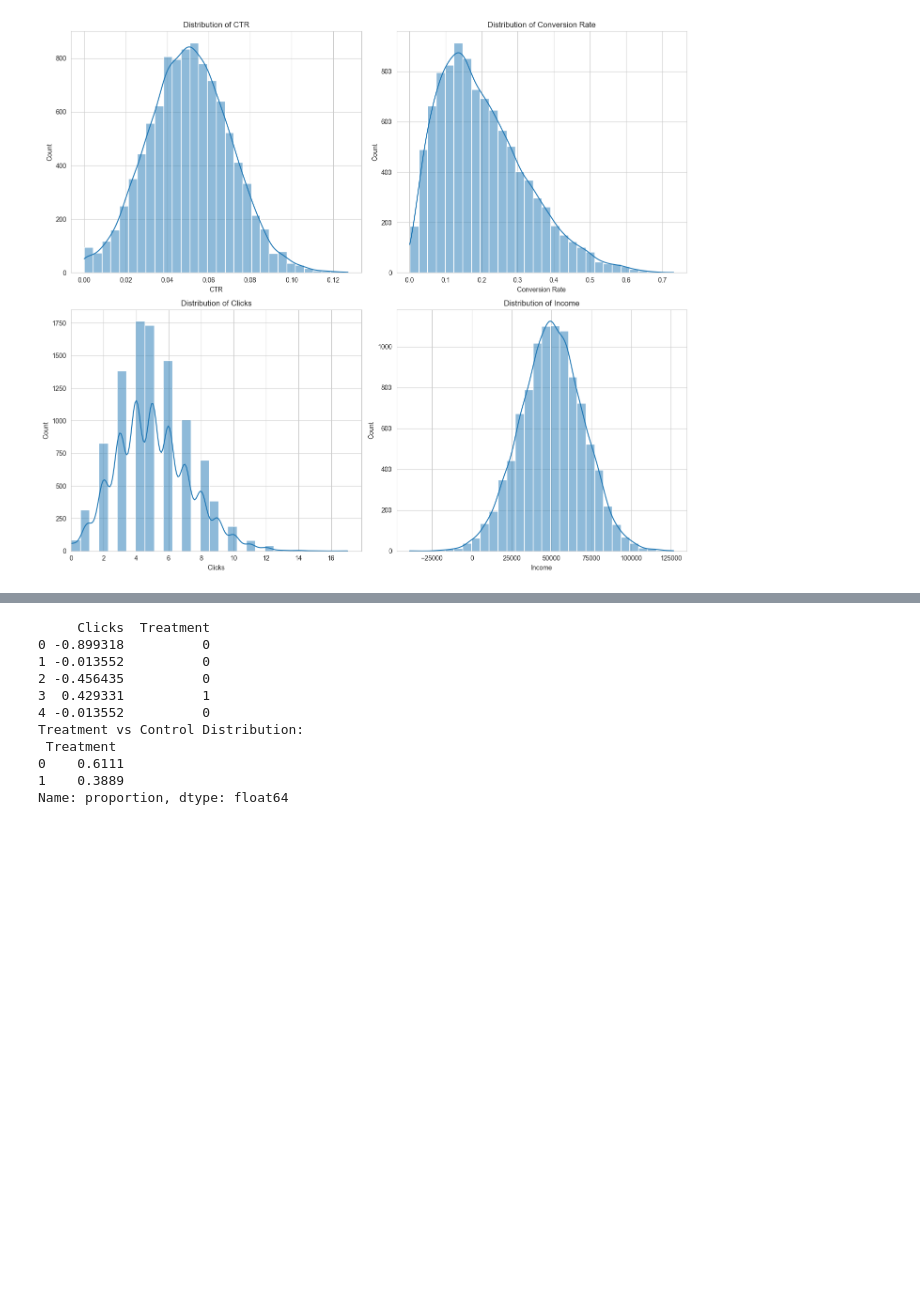
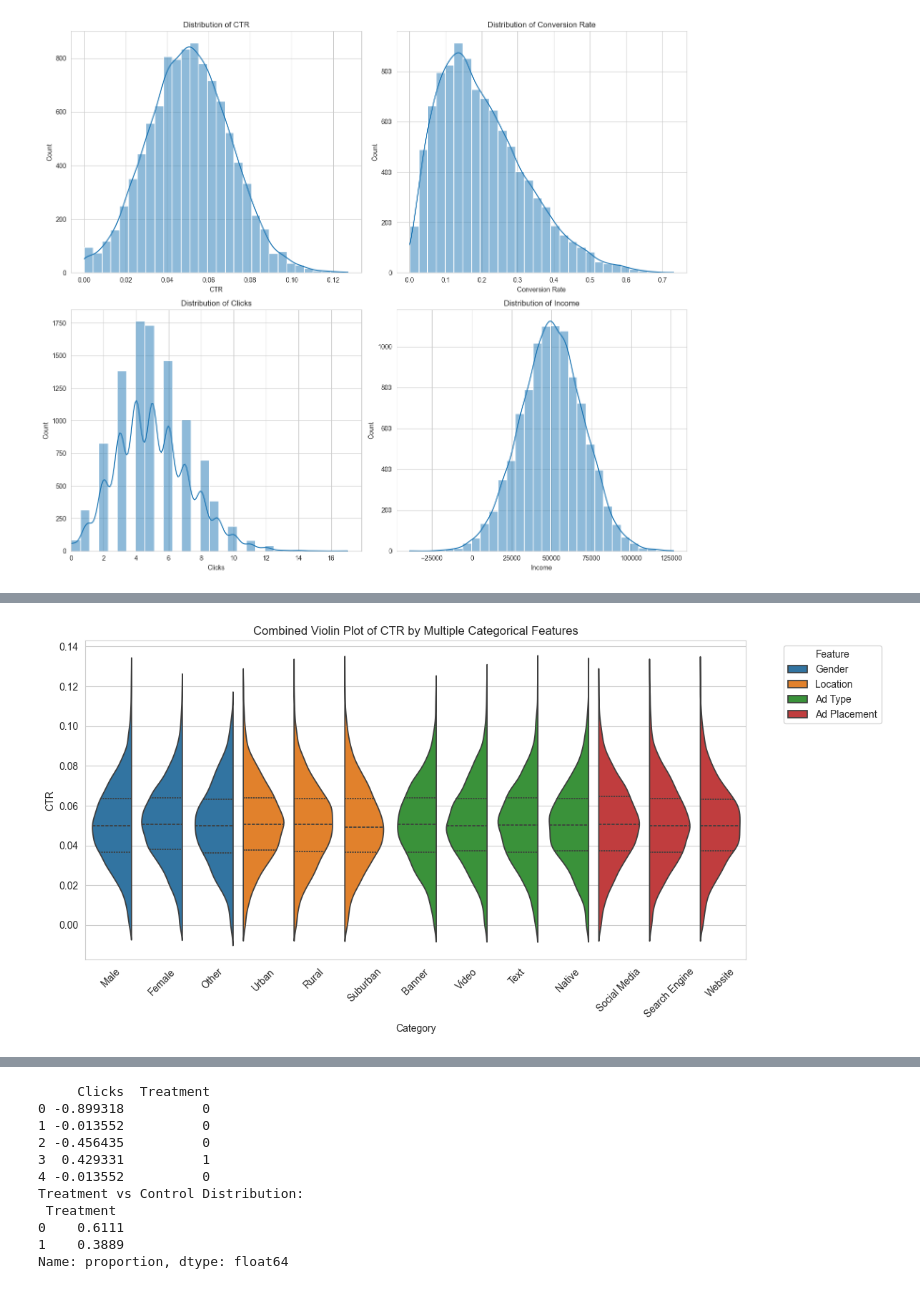
Before and after one commit to ARYAN-SIDH/Ads-Optimization-CTR-Conversions, a Jupyter notebook: Causal_ML.ipynb, the cells around one changed output, grey strips where cells are left out. Cells and saved outputs as stored; diff of their text form; code cells hidden in the pictures; blank space fills up the shorter version.

```diff
--- a/Causal_ML.ipynb
+++ b/Causal_ML.ipynb
@@ -91,3 +159,21 @@ plt.show()
+# %%
+# Prepare long-form (melted) DataFrame
+melted = pd.melt(df_original,
+                 id_vars=['CTR'],
+                 value_vars=['Gender', 'Location', 'Ad Type', 'Ad Placement'],
+                 var_name='Feature',
+                 value_name='Category')
+
+# Create the combined violin plot
+plt.figure(figsize=(12, 6))
+sns.violinplot(x='Category', y='CTR', hue='Feature', data=melted, split=True, inner='quartile')
+plt.title("Combined Violin Plot of CTR by Multiple Categorical Features")
+plt.xticks(rotation=45)
+plt.legend(title='Feature', bbox_to_anchor=(1.05, 1), loc='upper left')
+plt.tight_layout()
+plt.show()
+# %% [output]
+[figure, added]
 # %%
 # Conversion Rate Analysis (original)
 plt.figure(figsize=(8, 6))
```
Also changed, not shown: parts of 8 cells of this notebook, 10 other files.
